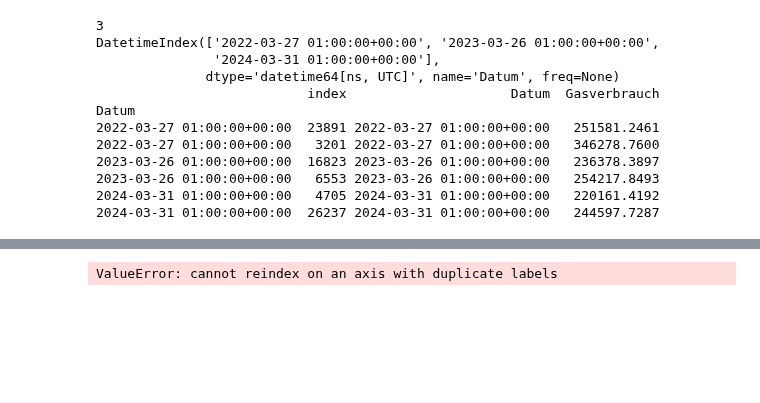
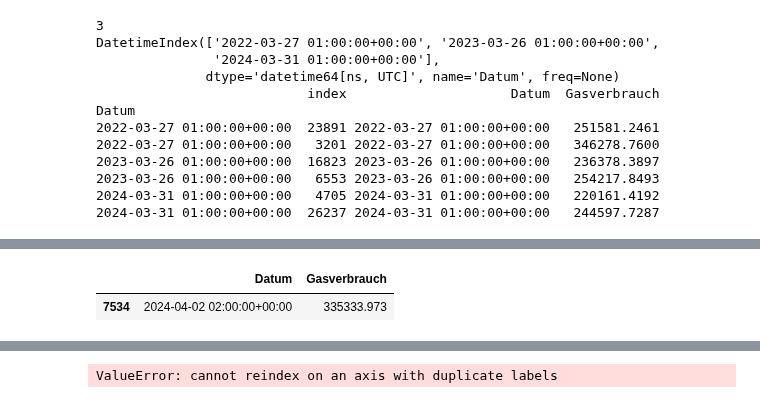
Before and after one commit to joejoejoejor/Its-Wekk, a Jupyter notebook: 4 - Data/Final_Data/Wetter_Gas_Cleaning.ipynb, the cells around one changed output, grey strips where cells are left out. Saved outputs shown, nothing was run; the diff lists cells and outputs as text; code cells hidden in the pictures; blank space fills up the shorter version.

```diff
--- a/4 - Data/Final_Data/Wetter_Gas_Cleaning.ipynb
+++ b/4 - Data/Final_Data/Wetter_Gas_Cleaning.ipynb
@@ -169,0 +189,4 @@ Datum
+# %%
+print(Gas_full[Gas_full["Datum"] == "2024-04-02 00:00:00+00:00"])
+Gas_full[Gas_full["Datum"] == "2024-04-02 02:00:00+00:00"]
+# %% [output]
@@ -169,0 +195,2 @@ Datum
+|  | Datum | Gasverbrauch |
+| 7534 | 2024-04-02 02:00:00+00:00 | 335333.973 |
```
Also changed, not shown: parts of 19 cells of this notebook, 3 other files.
